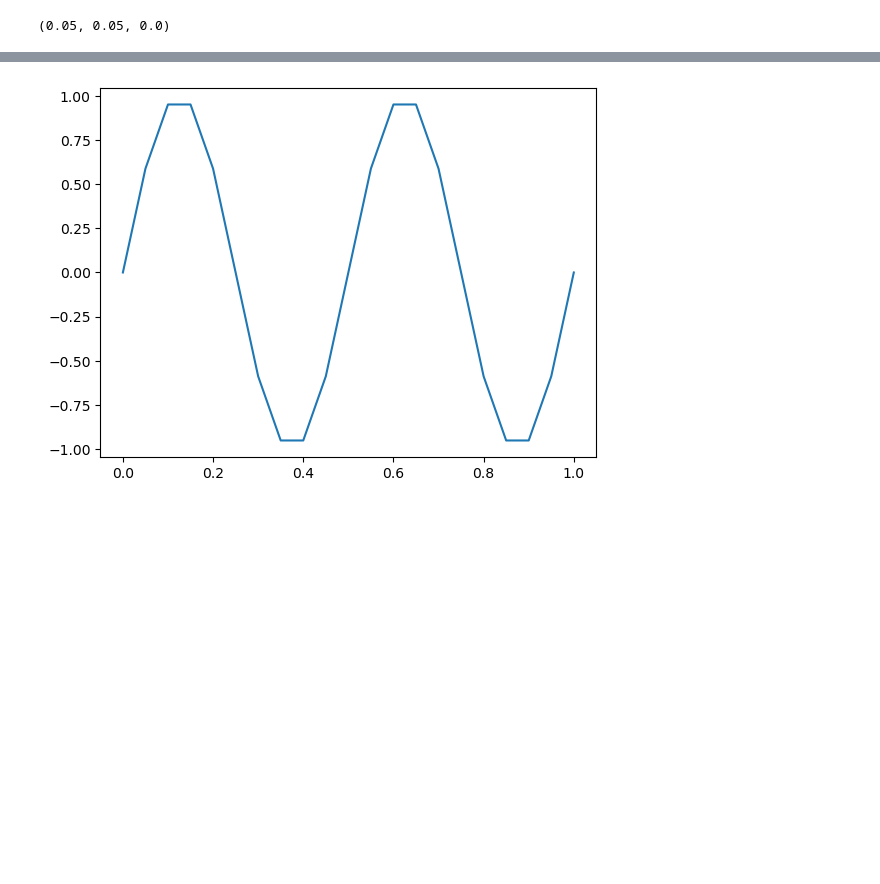
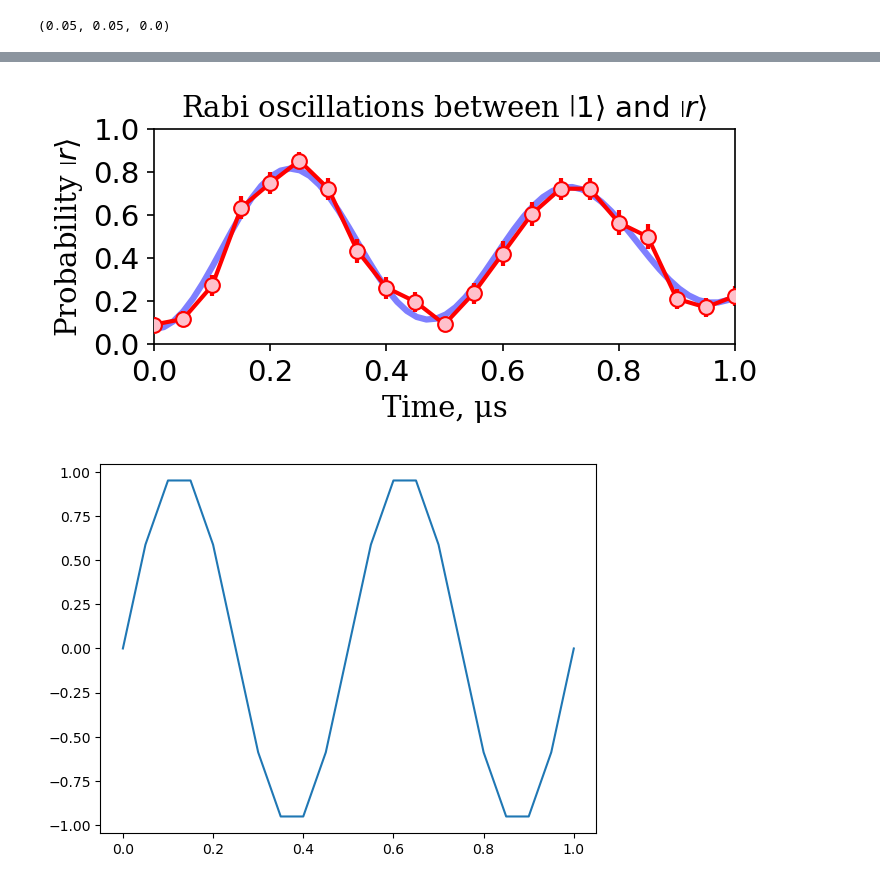
Before and after one commit to mgoloshchapov/ColdAtoms, a Jupyter notebook: notebooks/RydbergExperiment.ipynb, the cells around one changed output, grey strips where cells are left out. Cells and saved outputs as stored; diff of their text form; code cells hidden in the pictures; blank space fills up the shorter version.

```diff
--- a/notebooks/RydbergExperiment.ipynb
+++ b/notebooks/RydbergExperiment.ipynb
@@ -120,3 +126,29 @@ gcf()
+# %%
+ϵ, ϵt, η = 0.07, 0.05, 0.0
+fontsize=14;
+Pg = real(expect(g ⊗ dagger(g), ρ_mean));
+Pr = real(expect(r ⊗ dagger(r), ρ_mean));
+Pg_temp, Pr_temp = add_contrast(Pg, Pr, ϵ, ϵt, η);
+
+figure(figsize=(5,2.5), dpi=150)
+plot(tspan, Pr_temp, color="blue", alpha=0.5, linewidth=3.0, label="Model")
+# plot(tspan, Pr, label="W/o contrast")
+errorbar(x / 1000, 1.0 .- y, yerr, color="red", linewidth=2.0, alpha=1.0)
+scatter(x / 1000, 1.0 .- y, color="pink", s=50, alpha=1.0,edgecolor="red", zorder=3, label="Experiment")
+# plot(x/1000, 0.5*(1.0 .- cos.(4 * π * x/1000)))
+xlim(0.0, 1.0)
+ylim(0.0, 1.0)
+xticks(fontsize=14)
+yticks(fontsize=14)
+xlabel("Time, μs", fontsize=fontsize, fontfamily="serif")
+ylabel("Probability \$ \\left| r \\right> \$", fontsize=fontsize, fontfamily="serif")
+title("Rabi oscillations between \$ \\left| 1 \\right> \\text{ and }  \\left| r \\right> \$", fontsize=14, fontfamily="serif")
+# legend()
+tight_layout()
+savefig("/Users/goloshch/Desktop/Materials/Workshops:Conferences/2023/ФУХА/presentation/images/rydberg_model_eng.png", dpi=200)
+# gcf()
+# %% [output]
+[figure, added]
 # %%
 figure()
 
```
Also changed, not shown: parts of 6 cells of this notebook, 26 other files.
